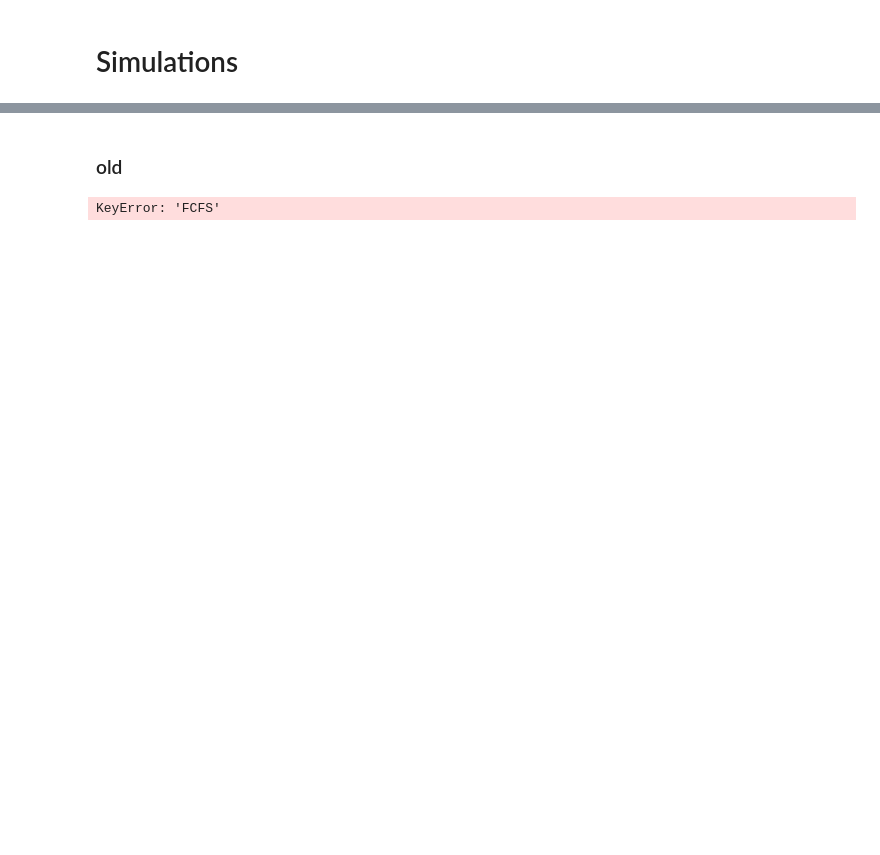
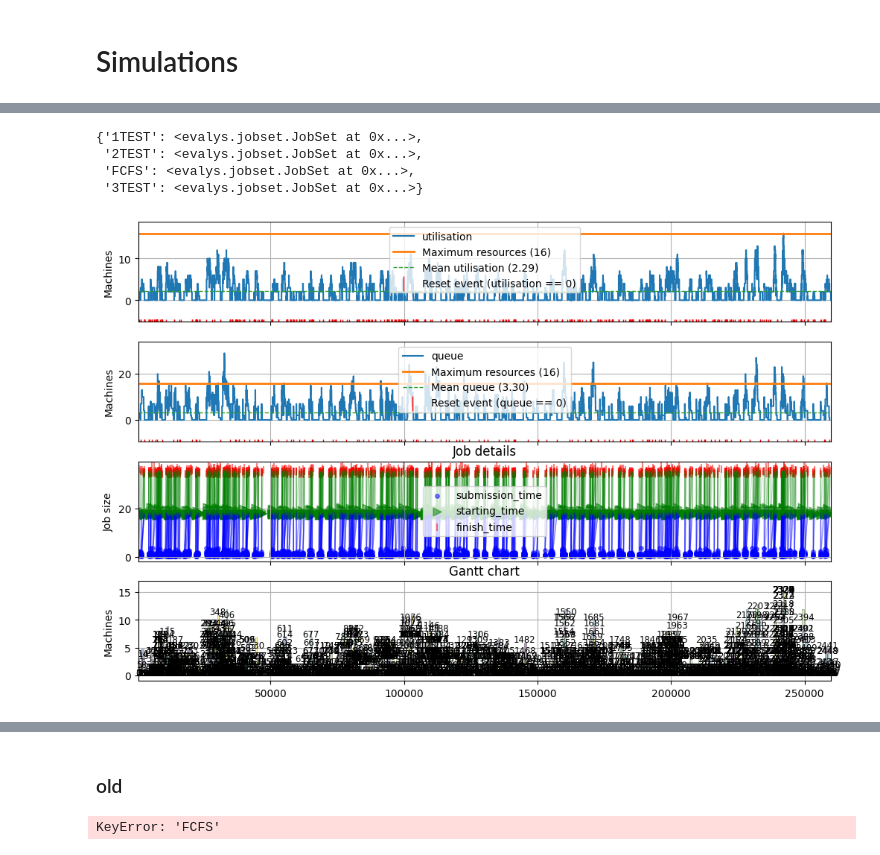
Before and after one commit to tanaxer01/bati-scheduler, a Jupyter notebook: Untitled.ipynb, the cells around one changed output, grey strips where cells are left out. Cells and saved outputs as stored; diff of their text form; code cells hidden in the pictures; blank space fills up the shorter version.

```diff
--- a/Untitled.ipynb
+++ b/Untitled.ipynb
@@ -59,0 +74,15 @@ information["SchedulerMonitor"].T
+# %%
+from analysis.visual import logs_to_jobset
+
+jobsets = logs_to_jobset(BASE_DIR)
+jobsets
+# %% [output]
+{'1TEST': <evalys.jobset.JobSet at 0x...>,
+ '2TEST': <evalys.jobset.JobSet at 0x...>,
+ 'FCFS': <evalys.jobset.JobSet at 0x...>,
+ '3TEST': <evalys.jobset.JobSet at 0x...>}
+# %%
+jobsets["FCFS"].plot(with_details=True)
+plt.show()
+# %% [output]
+[figure, added]
```
Also changed, not shown: parts of 10 cells of this notebook, 25 other files.
